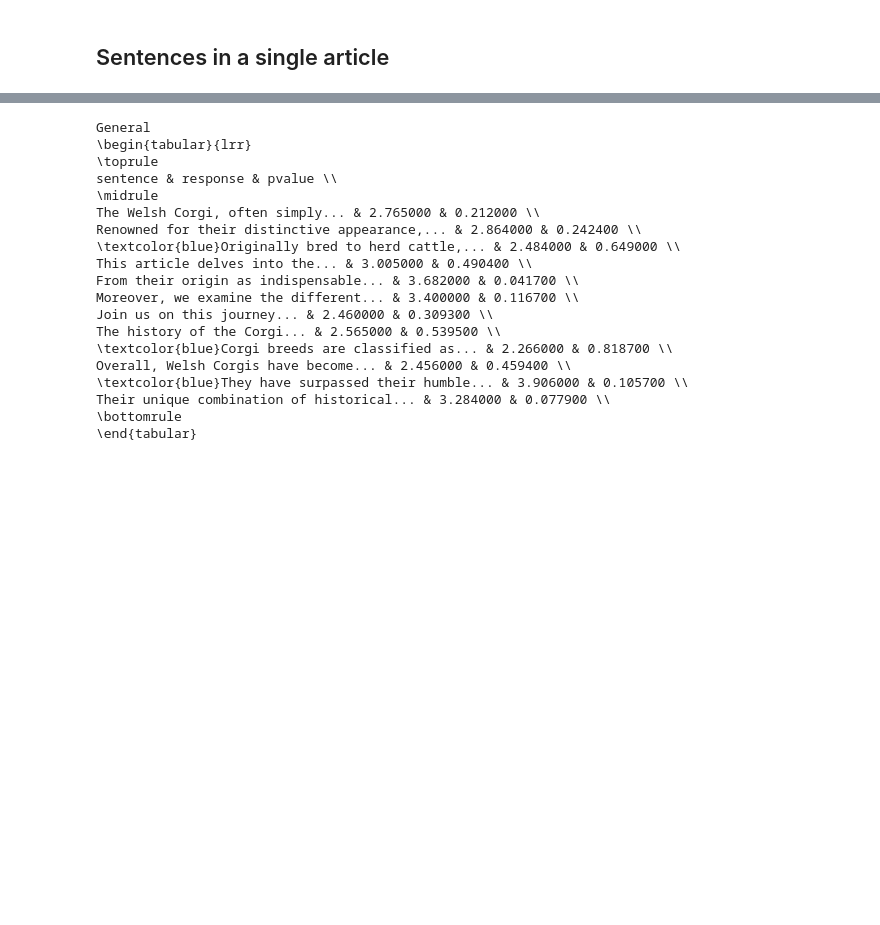
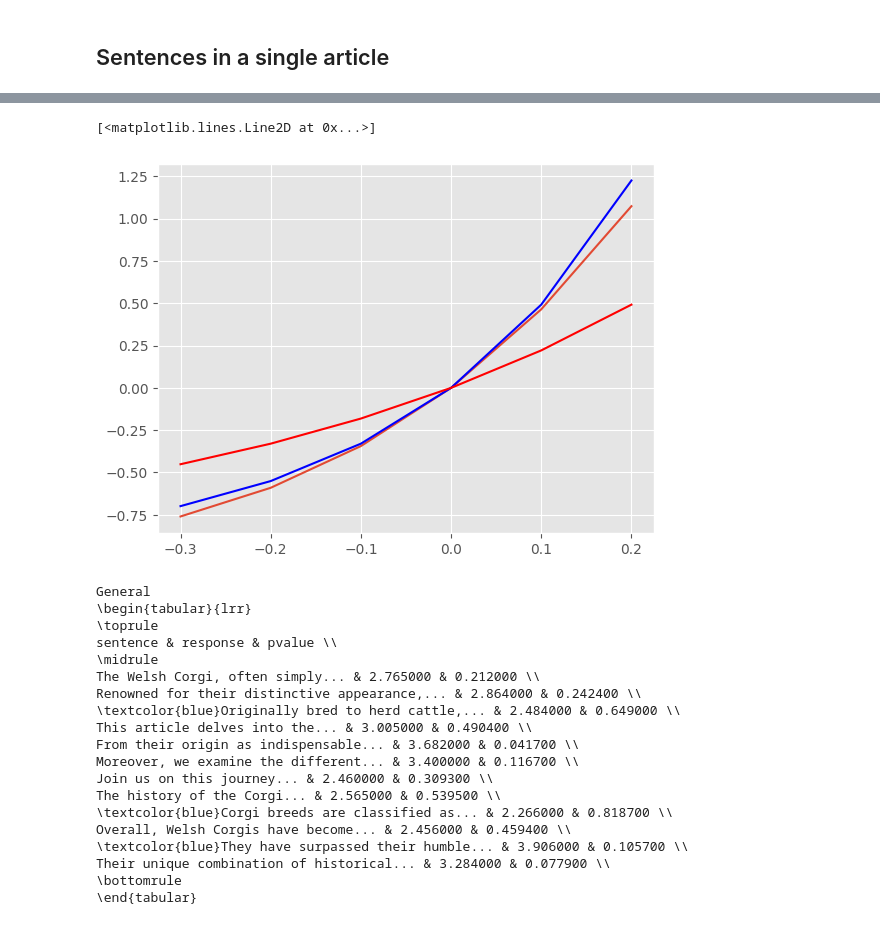
Before and after one commit to alonkipnis/detectLM, a Jupyter notebook: analyze_results_document.ipynb, the cells around one changed output, grey strips where cells are left out. Saved outputs shown, nothing was run; the diff lists cells and outputs as text; code cells hidden in the pictures; blank space fills up the shorter version.

```diff
--- a/analyze_results_document.ipynb
+++ b/analyze_results_document.ipynb
@@ -147,3 +101,13 @@ mean =  3.25525
+# %%
+aa = np.arange(-.3,.3, 0.1)
+m = 4
+f = (1 + aa) ** m - 1
+plt.plot(aa, f)
+plt.plot(aa, np.exp(m*aa) - 1, color='blue')
+plt.plot(aa, np.exp(m*aa/2) - 1, color='red')
+# %% [output]
+[<matplotlib.lines.Line2D at 0x...>]
+[figure, added]
 # %%
 print("General")
 n_head = 9
```
Also changed, not shown: parts of 3 cells of this notebook, 5 other files.
